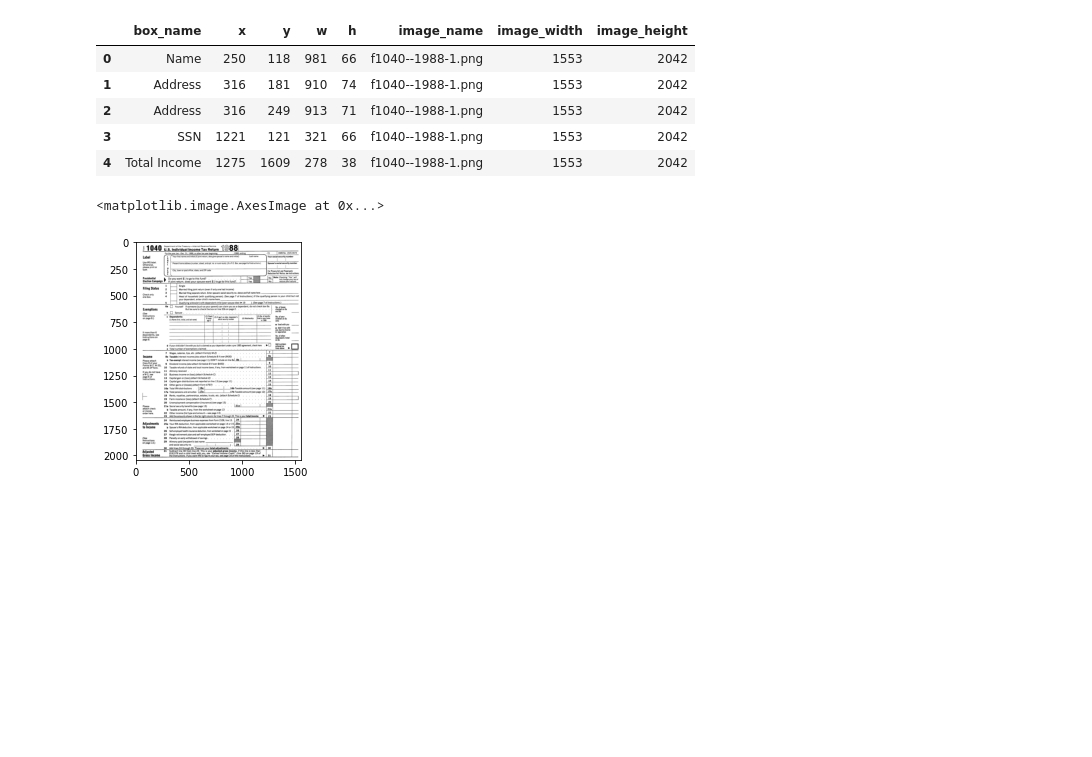
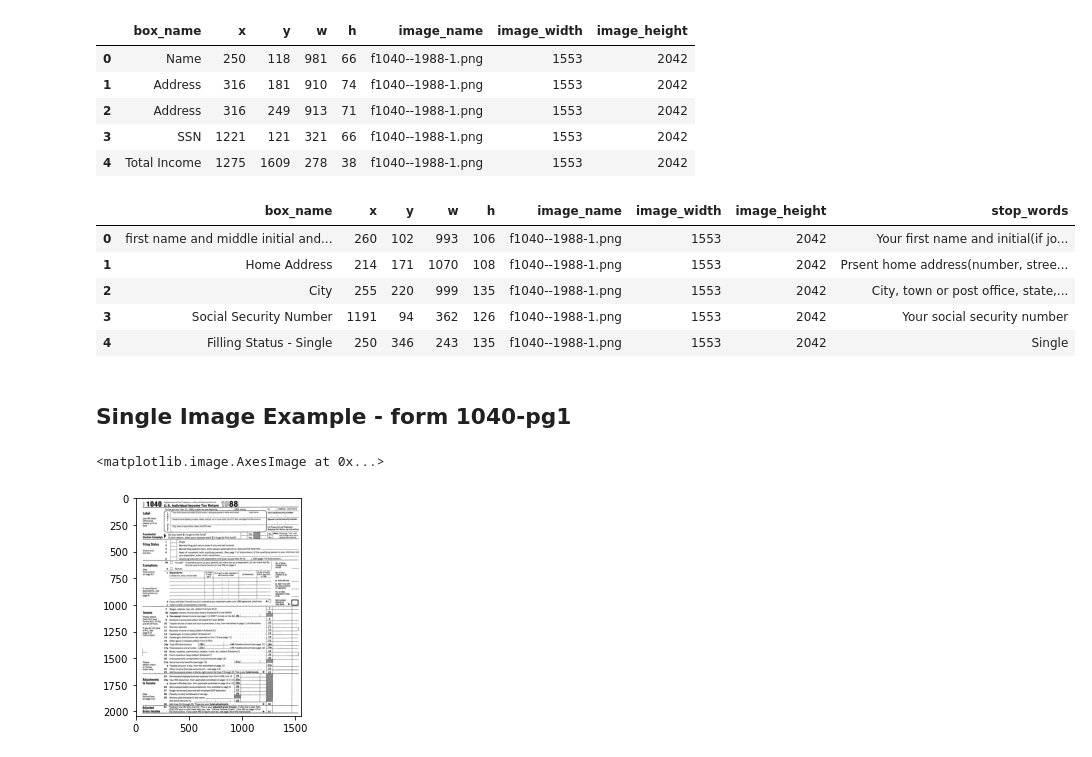
Before and after one commit to txnguyen292/OCR_automatic_data_entry, a Jupyter notebook: notebook/ocr.ipynb, the cells around one changed output. Saved outputs shown, nothing was run; the diff lists cells and outputs as text; code cells hidden in the pictures; blank space fills up the shorter version.

```diff
--- a/notebook/ocr.ipynb
+++ b/notebook/ocr.ipynb
@@ -37,8 +41,17 @@ df.head()
 | 3 | SSN | 1221 | 121 | 321 | 66 | f1040--1988-1.png | 1553 | 2042 |
 | 4 | Total Income | 1275 | 1609 | 278 | 38 | f1040--1988-1.png | 1553 | 2042 |
 # %%
-# df_ref = pd.read_csv(CONFIG.data / "annotations" / "final_project.csv", header=None)
-# columns = ["box_name", "x", "y", "w", "h", "image_name", "image_width", "image_height", "stop_words"]
-# df_ref.columns = columns
-# df_ref.head()
+df_ref = pd.read_csv(CONFIG.data / "annotations" / "    q.csv", header=None)
+columns = ["box_name", "x", "y", "w", "h", "image_name", "image_width", "image_height", "stop_words"]
+df_ref.columns = columns
+df_ref.head()
+# %% [output]
+|  | box_name | x | y | w | h | image_name | image_width | image_height | stop_words |
+| 0 | first name and middle initial and... | 260 | 102 | 993 | 106 | f1040--1988-1.png | 1553 | 2042 | Your first name and initial(if jo... |
+| 1 | Home Address | 214 | 171 | 1070 | 108 | f1040--1988-1.png | 1553 | 2042 | Prsent home address(number, stree... |
+| 2 | City | 255 | 220 | 999 | 135 | f1040--1988-1.png | 1553 | 2042 | City, town or post office, state,... |
+| 3 | Social Security Number | 1191 | 94 | 362 | 126 | f1040--1988-1.png | 1553 | 2042 | Your social security number |
+| 4 | Filling Status - Single | 250 | 346 | 243 | 135 | f1040--1988-1.png | 1553 | 2042 | Single |
+# %% [markdown]
+## Single Image Example - form 1040-pg1
 # %%
```
Also changed, not shown: parts of 24 cells of this notebook, 6 other files.
